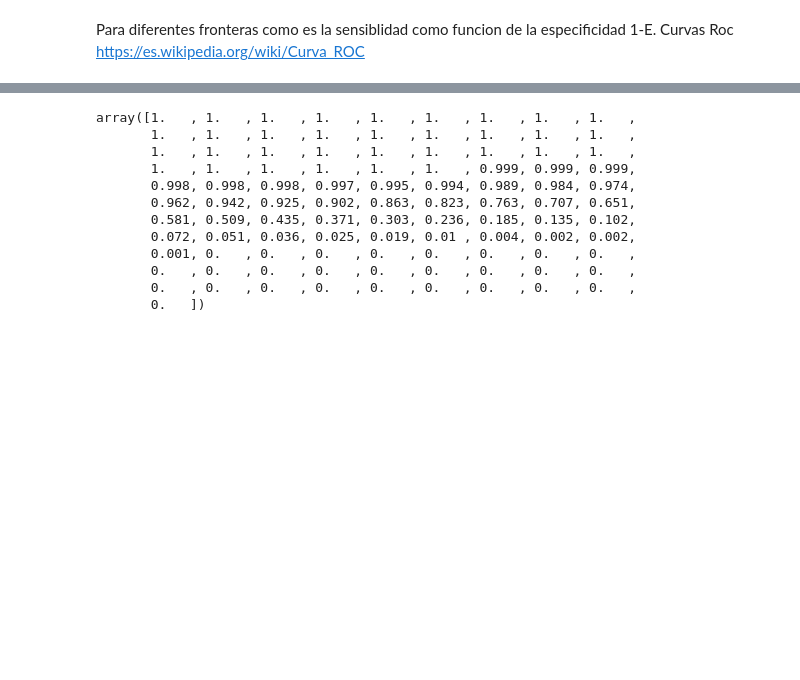
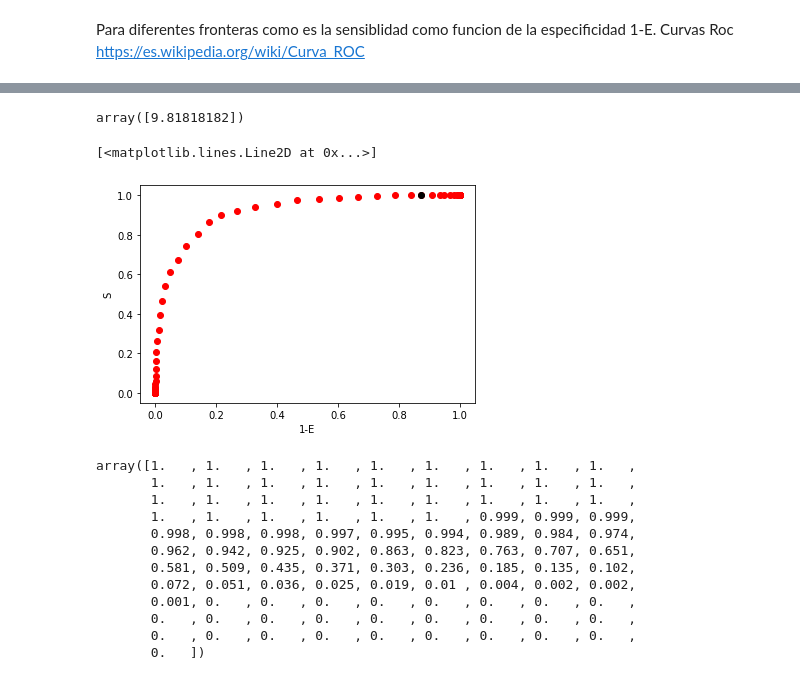
Before and after one commit to hernansalinas/Curso_aprendizaje_estadistico, a Jupyter notebook: Assesment/Laboratorio_10_EspecificidadSensibilidadROC (2).ipynb, the cells around one changed output, grey strips where cells are left out. Drawn from its saved outputs; the diff is of its cells as text; code cells hidden in the pictures; blank space fills up the shorter version.

```diff
--- a/Assesment/Laboratorio_10_EspecificidadSensibilidadROC (2).ipynb
+++ b/Assesment/Laboratorio_10_EspecificidadSensibilidadROC (2).ipynb
@@ -109,3 +109,24 @@ Text(0, 0.5, 'S')
+# %%
+S_=np.array(S_)
+E_=np.array(E_)
+
+boptimoS=boundary_[S_==max(S_)]
+
+Eoptimo=E_[S_==max(S_)]
+# %%
+boptimo=boptimoS[Eoptimo==max(Eoptimo)]
+# %%
+boptimo
+# %% [output]
+array([9.81818182])
+# %%
+plt.plot( (1-E_),S_,"ro")
+plt.xlabel("1-E")
+plt.ylabel("S")
+plt.plot((1-E_[boundary_==boptimo]),S_[boundary_==boptimo], "ko")
+# %% [output]
+[<matplotlib.lines.Line2D at 0x...>]
+[figure, added]
 # %%
       ¿¡(1-np.array(E_))
 # %% [output]
```
Also changed, not shown: parts of 5 cells of this notebook, 6 other files.
